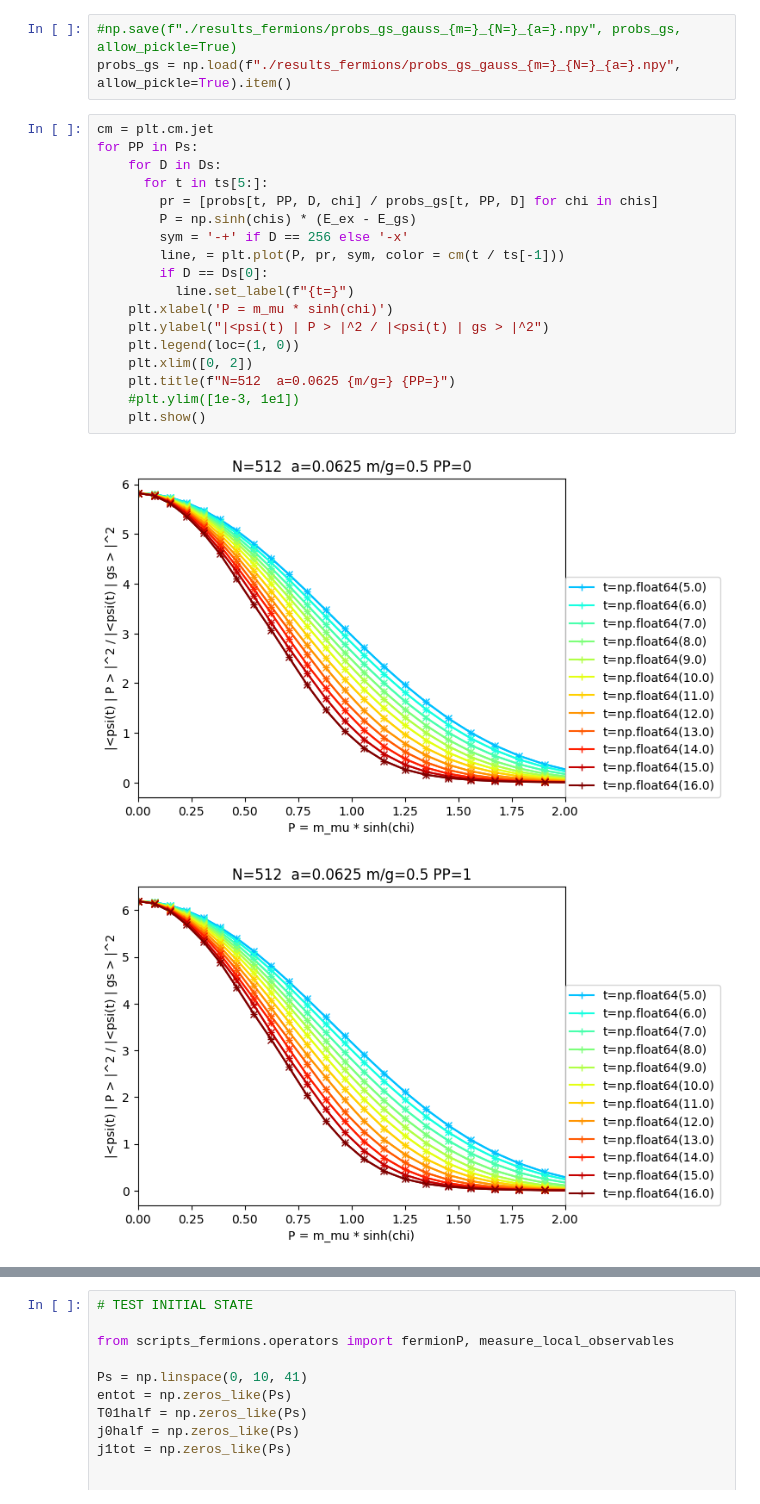
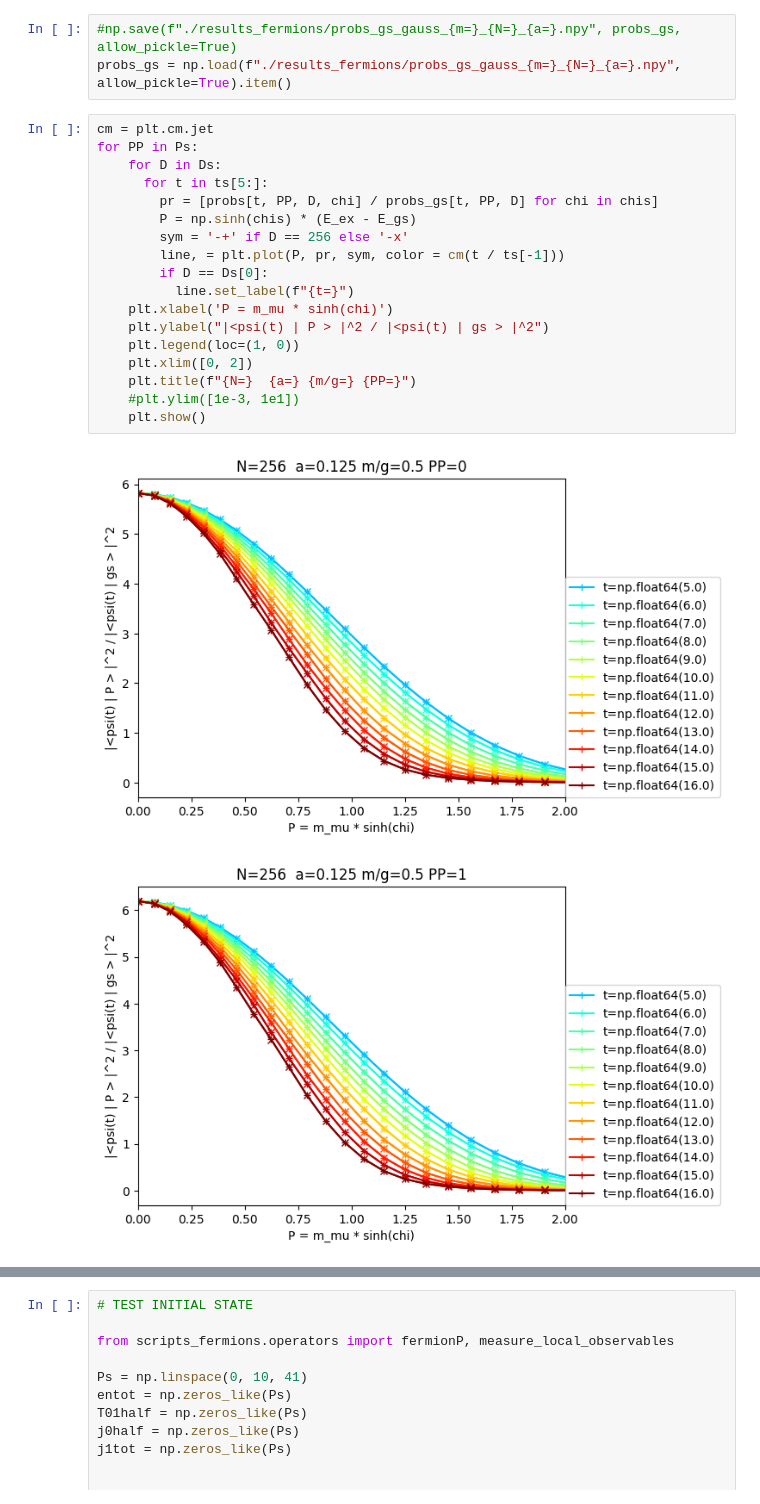
Before and after one commit to marekrams/pdf, a Jupyter notebook: multiplicity_gauss_m=0.5.ipynb, the cells around one changed output, grey strips where cells are left out. Cells and saved outputs as stored; diff of their text form.

```diff
--- a/multiplicity_gauss_m=0.5.ipynb
+++ b/multiplicity_gauss_m=0.5.ipynb
@@ -101,21 +101,21 @@ probs_gs = np.load(f"./results_fermions/probs_gs_gauss_{m=}_{N=}_{a=}.npy", allo
 # %%
 cm = plt.cm.jet
 for PP in Ps:
     for D in Ds:
       for t in ts[5:]:
         pr = [probs[t, PP, D, chi] / probs_gs[t, PP, D] for chi in chis]
         P = np.sinh(chis) * (E_ex - E_gs)
         sym = '-+' if D == 256 else '-x'
         line, = plt.plot(P, pr, sym, color = cm(t / ts[-1]))
         if D == Ds[0]:
           line.set_label(f"{t=}")
     plt.xlabel('P = m_mu * sinh(chi)')
     plt.ylabel("|<psi(t) | P > |^2 / |<psi(t) | gs > |^2")
     plt.legend(loc=(1, 0))
     plt.xlim([0, 2])
-    plt.title(f"N=512  a=0.0625 {m/g=} {PP=}")
+    plt.title(f"{N=}  {a=} {m/g=} {PP=}")
     #plt.ylim([1e-3, 1e1])
     plt.show()
 # %% [output]
-[figure, old version]
+[figure, new version]
-[figure, old version]
+[figure, new version]
```
Also changed, not shown: parts of 2 cells of this notebook, 5 other files.
